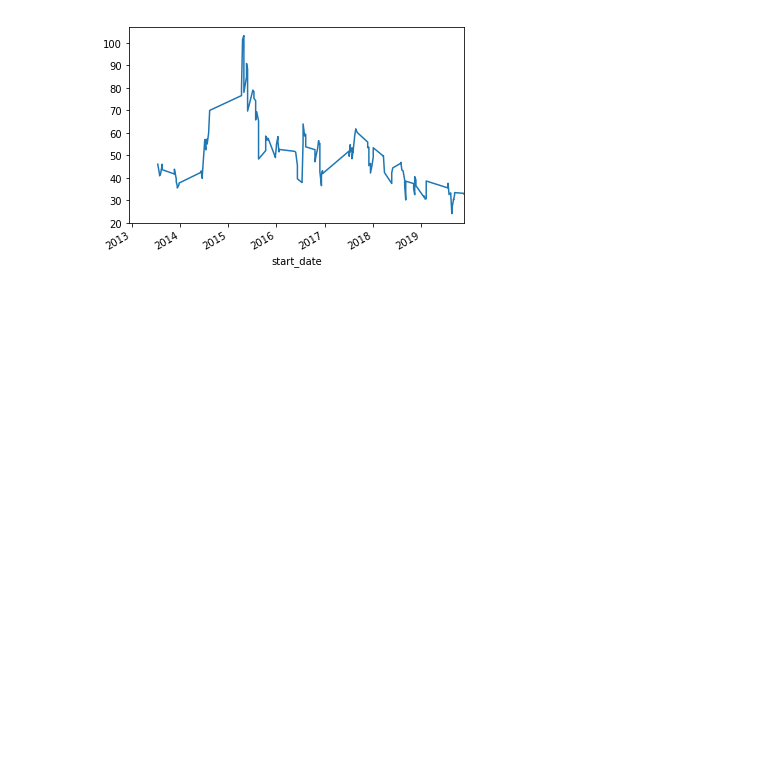
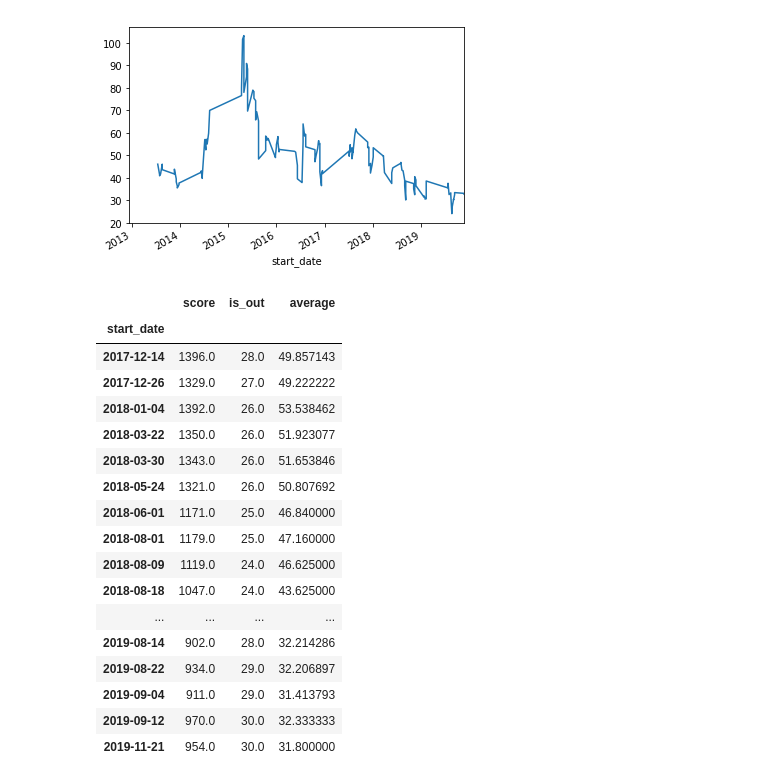
Before and after one commit to willcanniford/python-web-scraping, a Jupyter notebook: espn_cricinfo/top_4_player_class.ipynb, the cells around one changed output. Saved outputs shown, nothing was run; the diff lists cells and outputs as text; code cells hidden in the pictures; blank space fills up the shorter version.

```diff
--- a/espn_cricinfo/top_4_player_class.ipynb
+++ b/espn_cricinfo/top_4_player_class.ipynb
@@ -290,3 +299,25 @@ rolling_15.average.plot()
 plt.show()
 # %% [output]
 [figure]
+# %%
+rolling_15_matches = root.rolling_average_matches(15)
+rolling_15_matches.tail(25)
+# %% [output]
+|  | score | is_out | average |
+| start_date |  |  |  |
+| 2017-12-14 | 1396.0 | 28.0 | 49.857143 |
+| 2017-12-26 | 1329.0 | 27.0 | 49.222222 |
+| 2018-01-04 | 1392.0 | 26.0 | 53.538462 |
+| 2018-03-22 | 1350.0 | 26.0 | 51.923077 |
+| 2018-03-30 | 1343.0 | 26.0 | 51.653846 |
+| 2018-05-24 | 1321.0 | 26.0 | 50.807692 |
+| 2018-06-01 | 1171.0 | 25.0 | 46.840000 |
+| 2018-08-01 | 1179.0 | 25.0 | 47.160000 |
+| 2018-08-09 | 1119.0 | 24.0 | 46.625000 |
+| 2018-08-18 | 1047.0 | 24.0 | 43.625000 |
+| ... | ... | ... | ... |
+| 2019-08-14 | 902.0 | 28.0 | 32.214286 |
+| 2019-08-22 | 934.0 | 29.0 | 32.206897 |
+| 2019-09-04 | 911.0 | 29.0 | 31.413793 |
+| 2019-09-12 | 970.0 | 30.0 | 32.333333 |
+| 2019-11-21 | 954.0 | 30.0 | 31.800000 |
```
Also changed, not shown: parts of 4 cells of this notebook.
